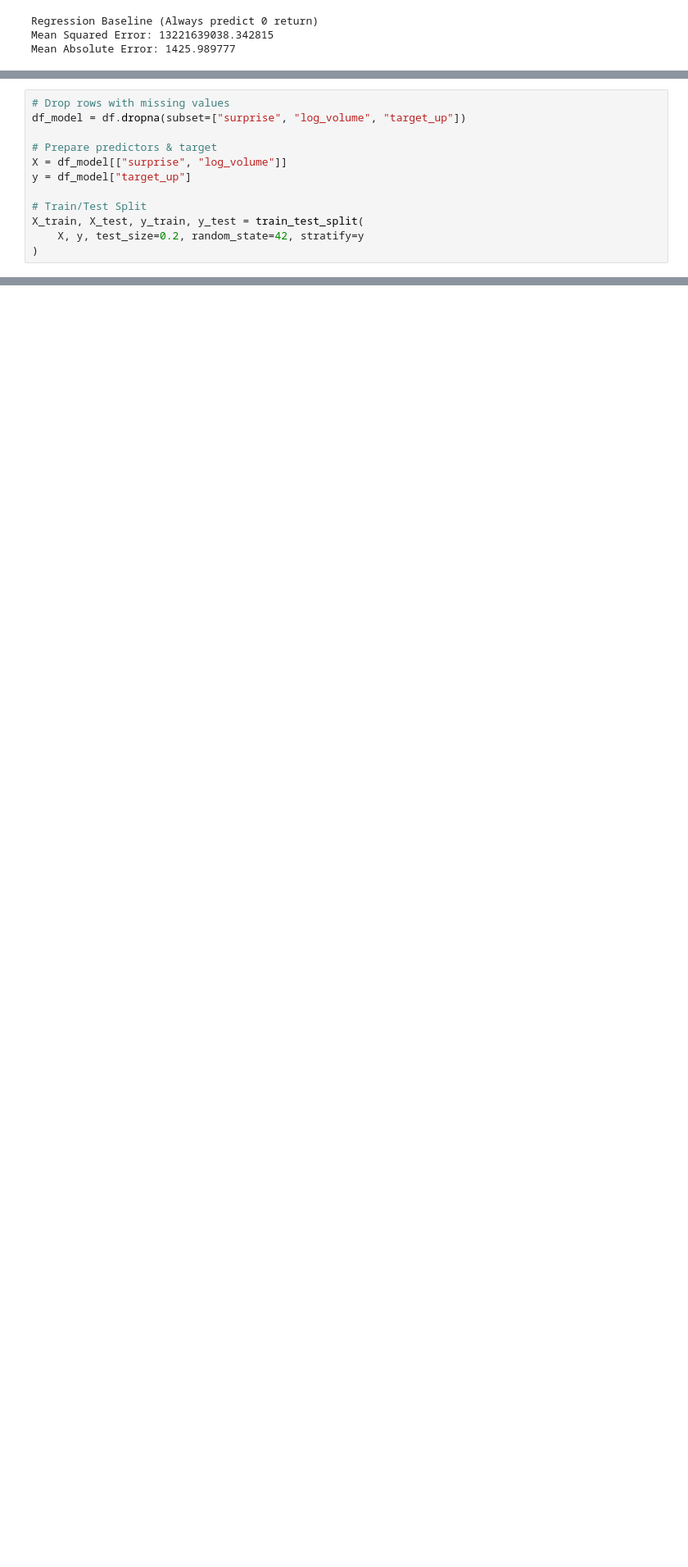
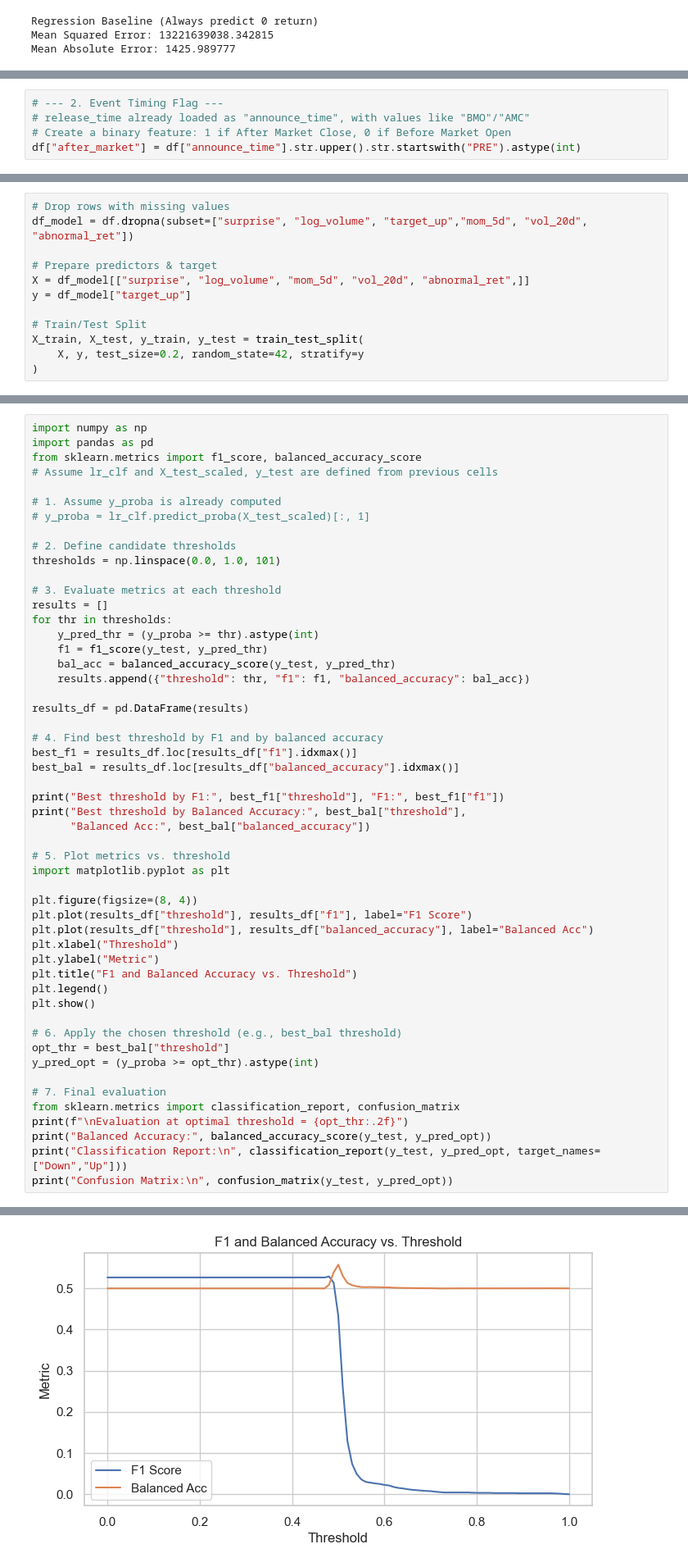
Before and after one commit to edfan1/CIS5450FinalProject, a Jupyter notebook: Notebook.ipynb, the cells around one changed output, grey strips where cells are left out. Shown: that part at 82% size. Cells and saved outputs as stored; diff of their text form; blank space fills up the shorter version.

Commit message:
Added new models, more feature engineering

```diff
--- a/Notebook.ipynb
+++ b/Notebook.ipynb
@@ -324,0 +331,5 @@ df["target_up"] = (df["return"] > 0).astype(int)
+# %%
+# --- 2. Event Timing Flag ---
+# release_time already loaded as "announce_time", with values like "BMO"/"AMC"
+# Create a binary feature: 1 if After Market Close, 0 if Before Market Open
+df["after_market"] = df["announce_time"].str.upper().str.startswith("PRE").astype(int)
@@ -325,9 +365,9 @@ df["target_up"] = (df["return"] > 0).astype(int)
 # %%
 # Drop rows with missing values
-df_model = df.dropna(subset=["surprise", "log_volume", "target_up"])
+df_model = df.dropna(subset=["surprise", "log_volume", "target_up","mom_5d", "vol_20d", "abnormal_ret"])
 
 # Prepare predictors & target
-X = df_model[["surprise", "log_volume"]]
+X = df_model[["surprise", "log_volume", "mom_5d", "vol_20d", "abnormal_ret",]]
 y = df_model["target_up"]
 
 # Train/Test Split
@@ -391,0 +457,53 @@ coef_df
+# %%
+import numpy as np
+import pandas as pd
+from sklearn.metrics import f1_score, balanced_accuracy_score
+# Assume lr_clf and X_test_scaled, y_test are defined from previous cells
+
+# 1. Assume y_proba is already computed
+# y_proba = lr_clf.predict_proba(X_test_scaled)[:, 1]
+
+# 2. Define candidate thresholds
+thresholds = np.linspace(0.0, 1.0, 101)
+
+# 3. Evaluate metrics at each threshold
+results = []
+for thr in thresholds:
+    y_pred_thr = (y_proba >= thr).astype(int)
+    f1 = f1_score(y_test, y_pred_thr)
+    bal_acc = balanced_accuracy_score(y_test, y_pred_thr)
+    results.append({"threshold": thr, "f1": f1, "balanced_accuracy": bal_acc})
+
+results_df = pd.DataFrame(results)
+
+# 4. Find best threshold by F1 and by balanced accuracy
+best_f1 = results_df.loc[results_df["f1"].idxmax()]
+best_bal = results_df.loc[results_df["balanced_accuracy"].idxmax()]
+
+print("Best threshold by F1:", best_f1["threshold"], "F1:", best_f1["f1"])
+print("Best threshold by Balanced Accuracy:", best_bal["threshold"],
+      "Balanced Acc:", best_bal["balanced_accuracy"])
+
+# 5. Plot metrics vs. threshold
+import matplotlib.pyplot as plt
+
+plt.figure(figsize=(8, 4))
+plt.plot(results_df["threshold"], results_df["f1"], label="F1 Score")
+plt.plot(results_df["threshold"], results_df["balanced_accuracy"], label="Balanced Acc")
+plt.xlabel("Threshold")
+plt.ylabel("Metric")
+plt.title("F1 and Balanced Accuracy vs. Threshold")
+plt.legend()
+plt.show()
+
+# 6. Apply the chosen threshold (e.g., best_bal threshold)
+opt_thr = best_bal["threshold"]
+y_pred_opt = (y_proba >= opt_thr).astype(int)
+
+# 7. Final evaluation
+from sklearn.metrics import classification_report, confusion_matrix
+print(f"\nEvaluation at optimal threshold = {opt_thr:.2f}")
+print("Balanced Accuracy:", balanced_accuracy_score(y_test, y_pred_opt))
+print("Classification Report:\n", classification_report(y_test, y_pred_opt, target_names=["Down","Up"]))
+print("Confusion Matrix:\n", confusion_matrix(y_test, y_pred_opt))
+# %% [output]
@@ -391,0 +512 @@ coef_df
+[figure, added]
```
Also changed, not shown: parts of 38 cells of this notebook.
